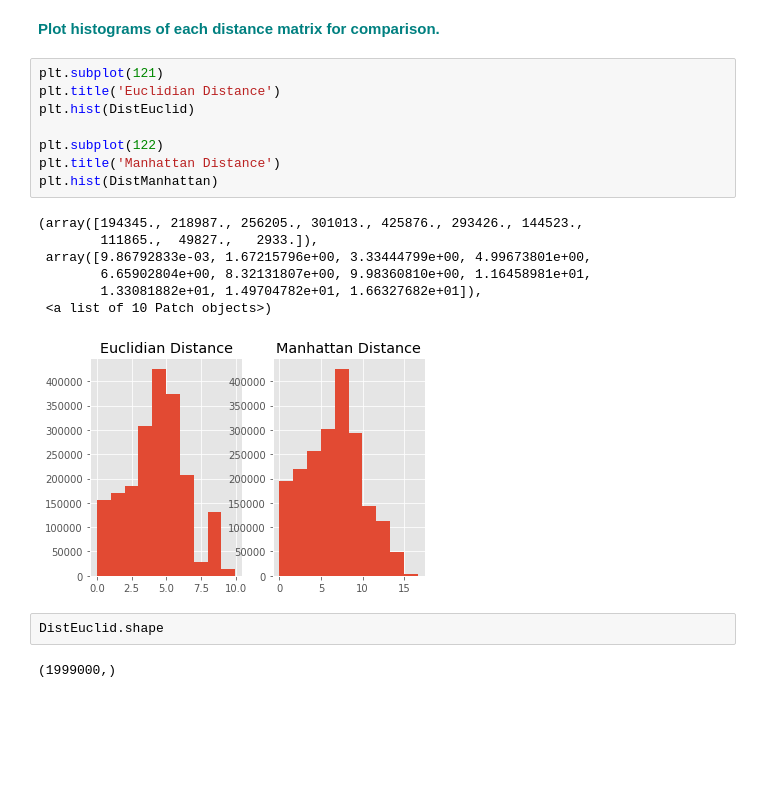
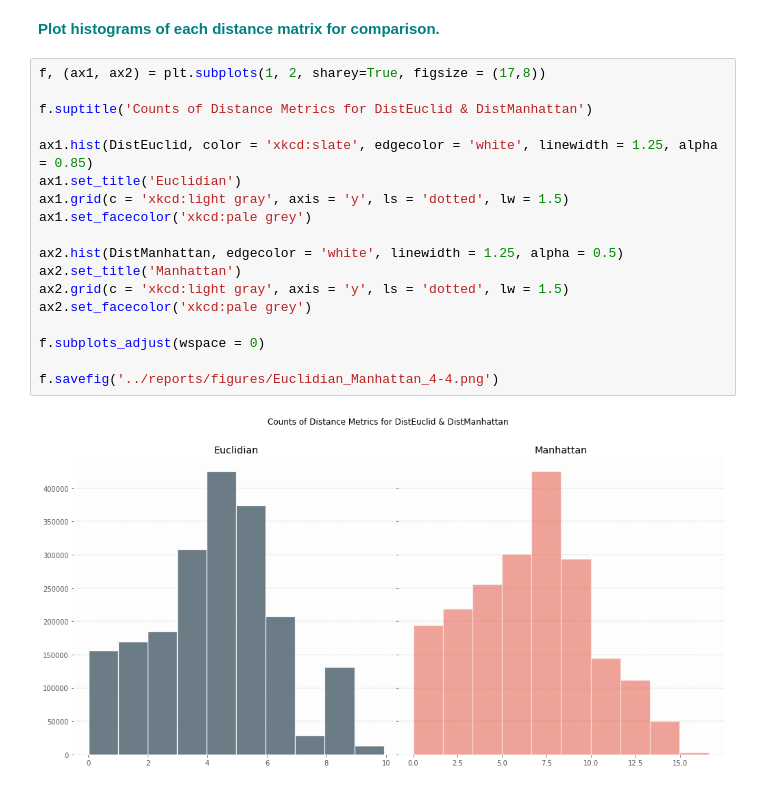
Before and after one commit to dj-m/EuclidianManhattanDistances, a Jupyter notebook: notebooks/Euclidean_and_Manhattan_Distances_Case_Study.ipynb, the cells around one changed output. Drawn from its saved outputs; the diff is of its cells as text; blank space fills up the shorter version.

Commit message:
Created histograms of the euclidian and manhattan distance arrays/lists

```diff
--- a/notebooks/Euclidean_and_Manhattan_Distances_Case_Study.ipynb
+++ b/notebooks/Euclidean_and_Manhattan_Distances_Case_Study.ipynb
@@ -76,23 +76,23 @@ DistManhattan = dist.pdist(mat, 'cityblock')
 largeMat = np.random.random((10000,100))
 # %% [markdown]
 **<font color='teal'>Plot histograms of each distance matrix for comparison.</font>**
-# %%
-plt.subplot(121)
-plt.title('Euclidian Distance')
-plt.hist(DistEuclid)
-
-plt.subplot(122)
-plt.title('Manhattan Distance')
-plt.hist(DistManhattan)
-# %% [output]
-(array([194345., 218987., 256205., 301013., 425876., 293426., 144523.,
-        111865.,  49827.,   2933.]),
- array([9.86792833e-03, 1.67215796e+00, 3.33444799e+00, 4.99673801e+00,
-        6.65902804e+00, 8.32131807e+00, 9.98360810e+00, 1.16458981e+01,
-        1.33081882e+01, 1.49704782e+01, 1.66327682e+01]),
- <a list of 10 Patch objects>)
-[figure, removed]
-# %%
-DistEuclid.shape
-# %% [output]
-(1999000,)
+# %%
+f, (ax1, ax2) = plt.subplots(1, 2, sharey=True, figsize = (17,8))
+
+f.suptitle('Counts of Distance Metrics for DistEuclid & DistManhattan')
+
+ax1.hist(DistEuclid, color = 'xkcd:slate', edgecolor = 'white', linewidth = 1.25, alpha = 0.85)
+ax1.set_title('Euclidian')
+ax1.grid(c = 'xkcd:light gray', axis = 'y', ls = 'dotted', lw = 1.5)
+ax1.set_facecolor('xkcd:pale grey')
+
+ax2.hist(DistManhattan, edgecolor = 'white', linewidth = 1.25, alpha = 0.5)
+ax2.set_title('Manhattan')
+ax2.grid(c = 'xkcd:light gray', axis = 'y', ls = 'dotted', lw = 1.5)
+ax2.set_facecolor('xkcd:pale grey')
+
+f.subplots_adjust(wspace = 0)
+
+f.savefig('../reports/figures/Euclidian_Manhattan_4-4.png')
+# %% [output]
+[figure, added]
```
Also changed, not shown: 1 other file.
